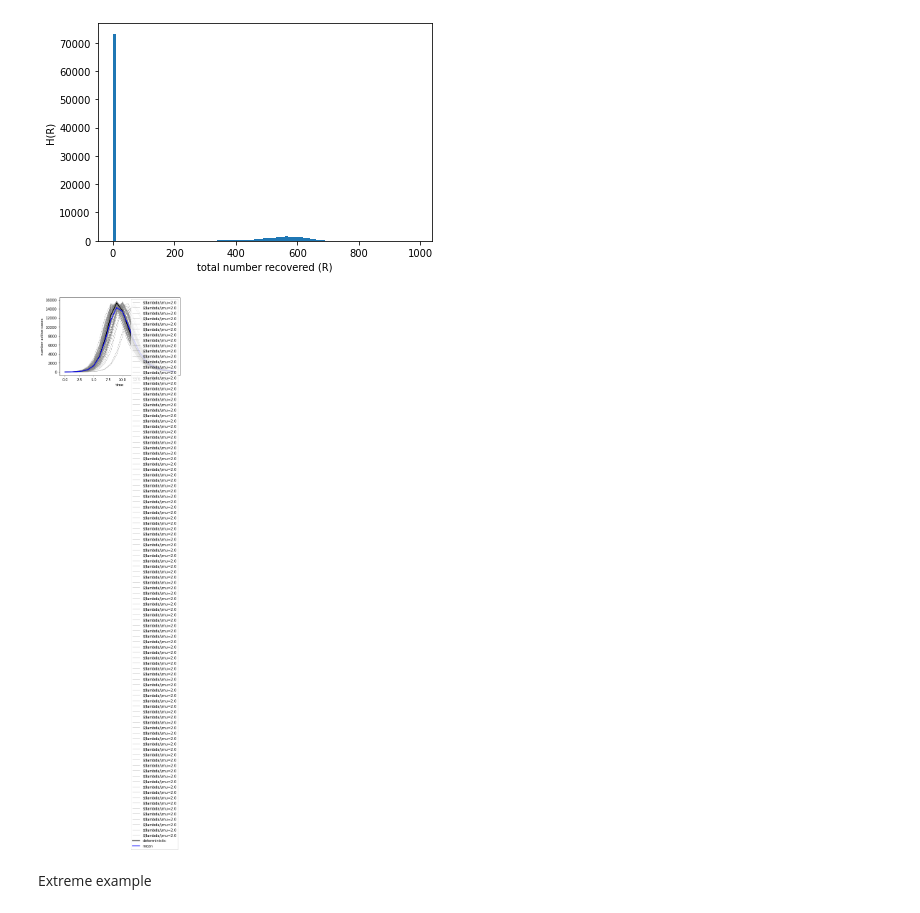
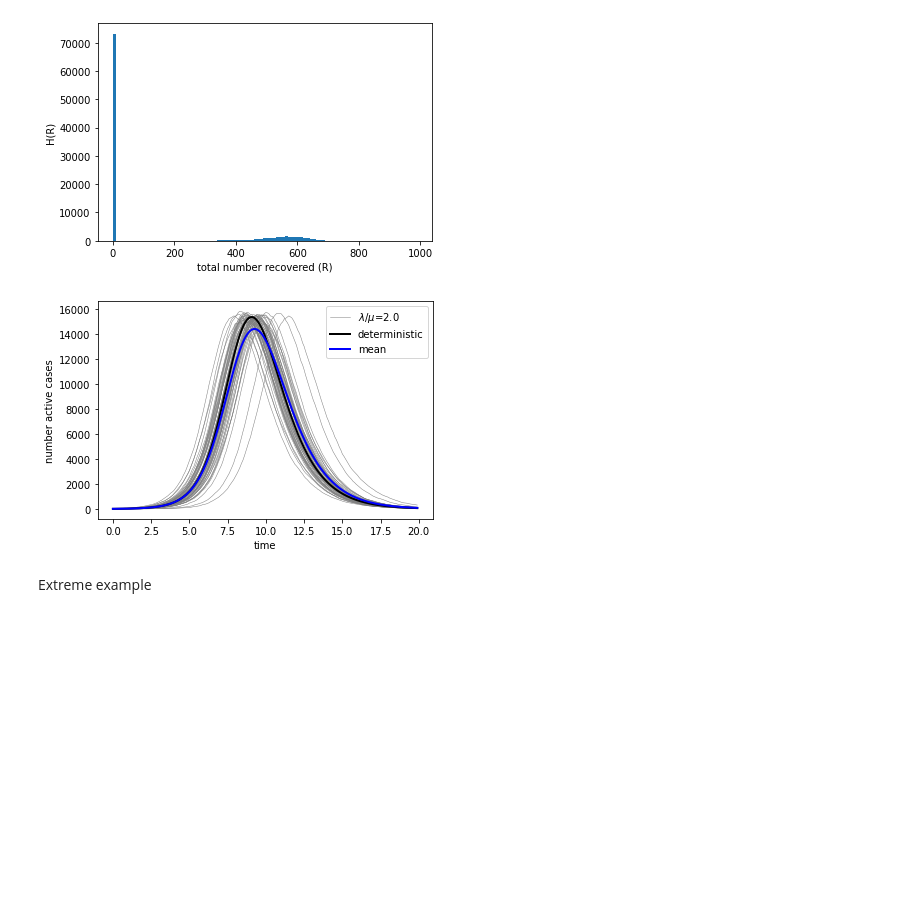
Before and after one commit to zierenberg/lecture_ModellingDiseaseSpread, a Jupyter notebook: lecture_MDS_SIR.ipynb, the cells around one changed output. Saved outputs shown, nothing was run; the diff lists cells and outputs as text; code cells hidden in the pictures; blank space fills up the shorter version.

```diff
--- a/lecture_MDS_SIR.ipynb
+++ b/lecture_MDS_SIR.ipynb
@@ -196,7 +197,7 @@ for i in tqdm(range(num_trajectories)):
     list_Is_10[t][i] = I[t]
   list_R_final[i] = R[-1]
   if i==0:
-    plt.plot(times, I, color='gray', linewidth=0.5, label='$\lambda/\mu=%.1f'%(rate_infection/rate_recovery))
+    plt.plot(times, I, color='gray', linewidth=0.5, label='$\lambda/\mu$=%.1f'%(rate_infection/rate_recovery))
   if i < 100:
     plt.plot(times, I, color='gray', linewidth=0.5)
 
@@ -240,39 +241,39 @@ rate_recovery  = 1
 rate_infection = 2
 I0 = 10
 N = int(1e5)
 S0 = N-I0
 R0 = 0
 time_total = 20
 
 np.random.seed(1000)
 
-num_trajectories = 1000
-times = np.arange(0, time_total, 1)
-mean_trajectory = np.zeros(time_total)
+num_trajectories = 500
+times = np.arange(0, time_total, 0.1)
+mean_trajectory = np.zeros(len(times))
 for i in tqdm(range(num_trajectories)):
   S, I, R = simulate(rate_infection, rate_recovery, S0, I0, R0, times)
   mean_trajectory += I
 
-  if i%10==0:
-    plt.plot(times, I, color='gray', linewidth=0.5, label='$\lambda/\mu=%.1f'%(rate_infection/rate_recovery))
+  if i==0:
+    plt.plot(times, I, color='gray', linewidth=0.5, label='$\lambda/\mu$=%.1f'%(rate_infection/rate_recovery))
   elif i%10==0:
     plt.plot(times, I, color='gray', linewidth=0.5)
 
 mean_trajectory /= num_trajectories
 
 # deterministic solution
 S_det, I_det, R_det = SIR_deterministic(rate_infection, rate_recovery, S0, I0, R0, times)
 plt.plot(times, I_det, color='black', label='deterministic', linewidth=2)
 
 # mean
 plt.plot(times, mean_trajectory, color='blue', label='mean', linewidth=2)
 
 plt.xlabel('time')
 plt.ylabel('number active cases')
 plt.legend()
 plt.savefig('figures/kineticMC_example_SIR_R2_I0_10_large.png', dpi=200)
 # %% [output]
-[figure, old version]
+[figure, new version]
 # %% [markdown]
 Extreme example
 # %% [markdown]
```
Also changed, not shown: parts of 3 cells of this notebook.
